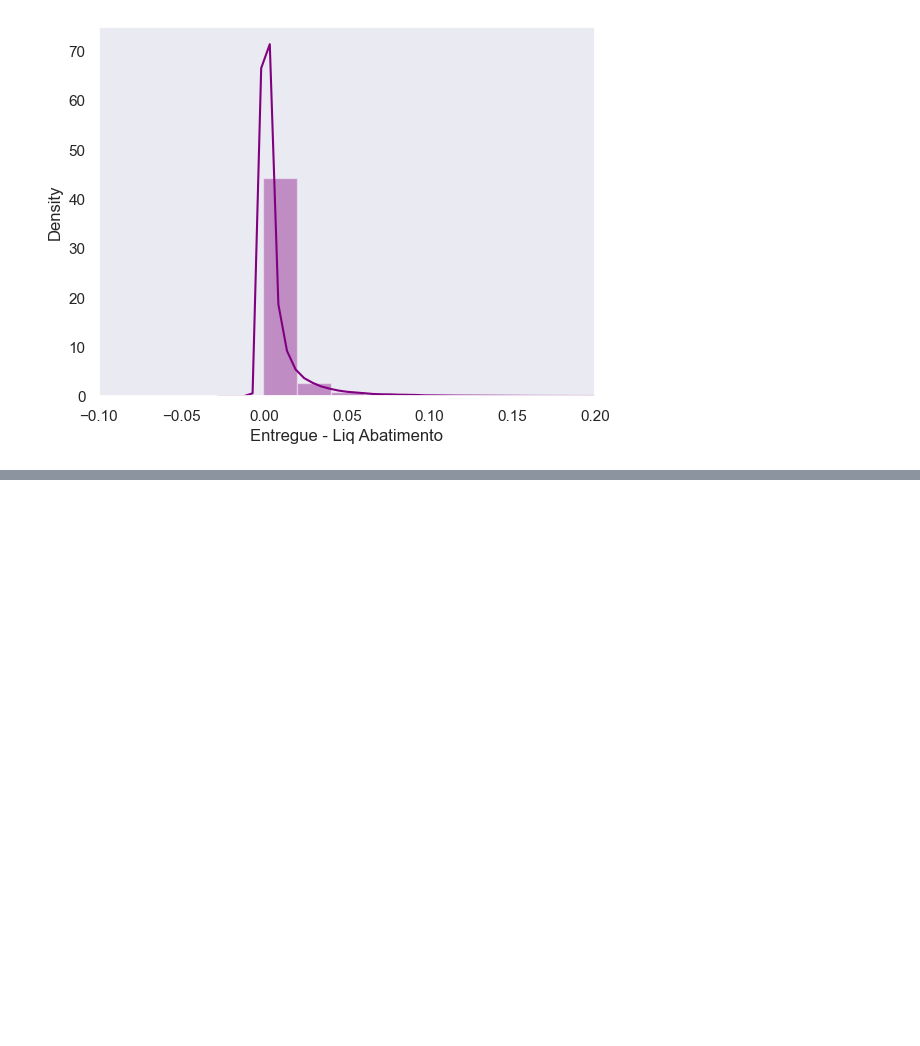
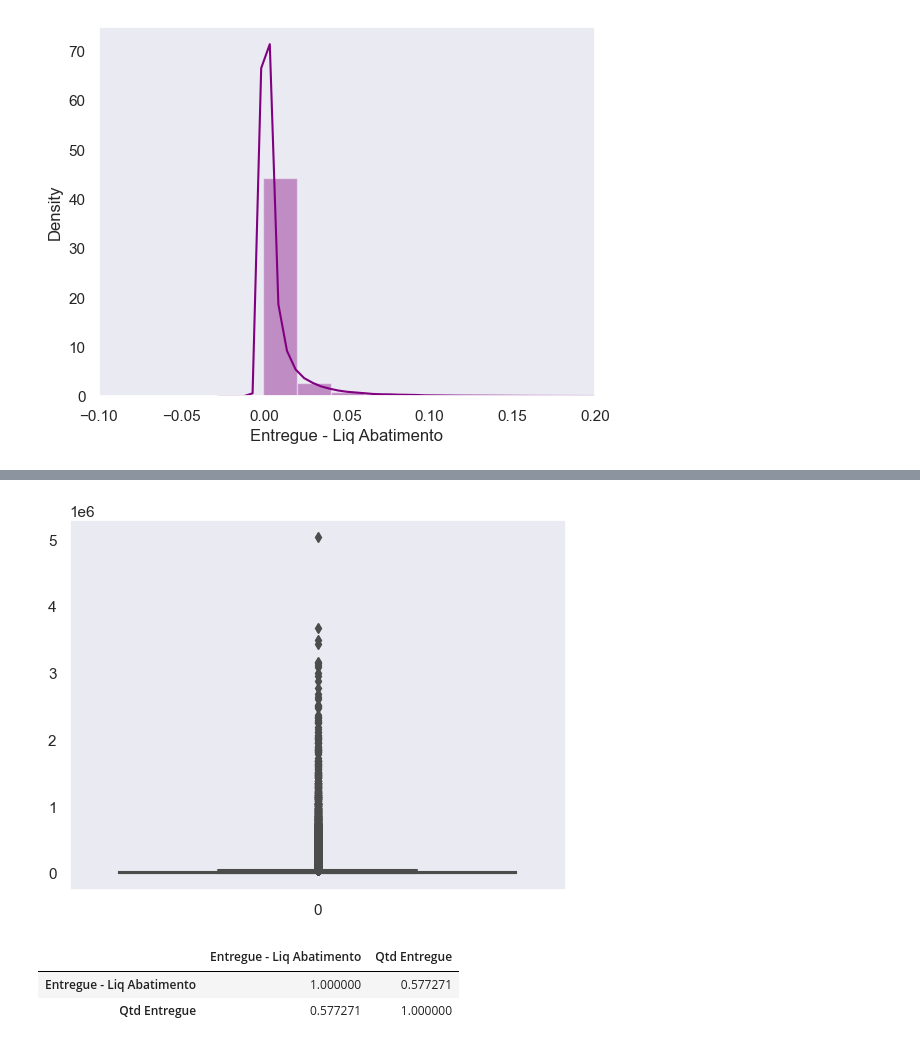
Before and after one commit to diullio/final_project_ada, a Jupyter notebook: Trabalho.ipynb, the cells around one changed output, grey strips where cells are left out. Saved outputs shown, nothing was run; the diff lists cells and outputs as text; code cells hidden in the pictures; blank space fills up the shorter version.

```diff
--- a/Trabalho.ipynb
+++ b/Trabalho.ipynb
@@ -202,0 +240,14 @@ https://gist.github.com/mwaskom/de44147ed2974457ad6372750bbe5751
+# %%
+# Plotar o gráfico de boxplot
+sn.boxplot(data=df["Qtd Entregue"])
+
+# Exibir o gráfico
+plt.show()
+# %% [output]
+[figure, added]
+# %%
+df_filter.corr()
+# %% [output]
+|  | Entregue - Liq Abatimento | Qtd Entregue |
+| Entregue - Liq Abatimento | 1.000000 | 0.577271 |
+| Qtd Entregue | 0.577271 | 1.000000 |
```
Also changed, not shown: parts of 7 cells of this notebook.
